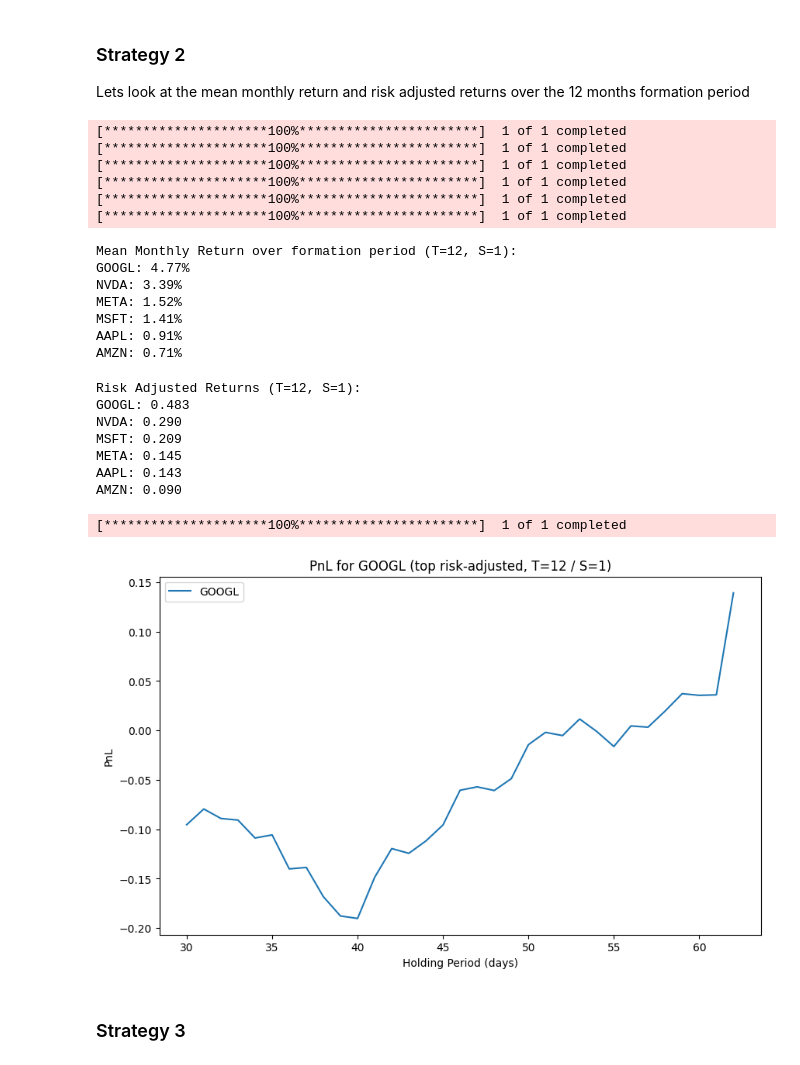
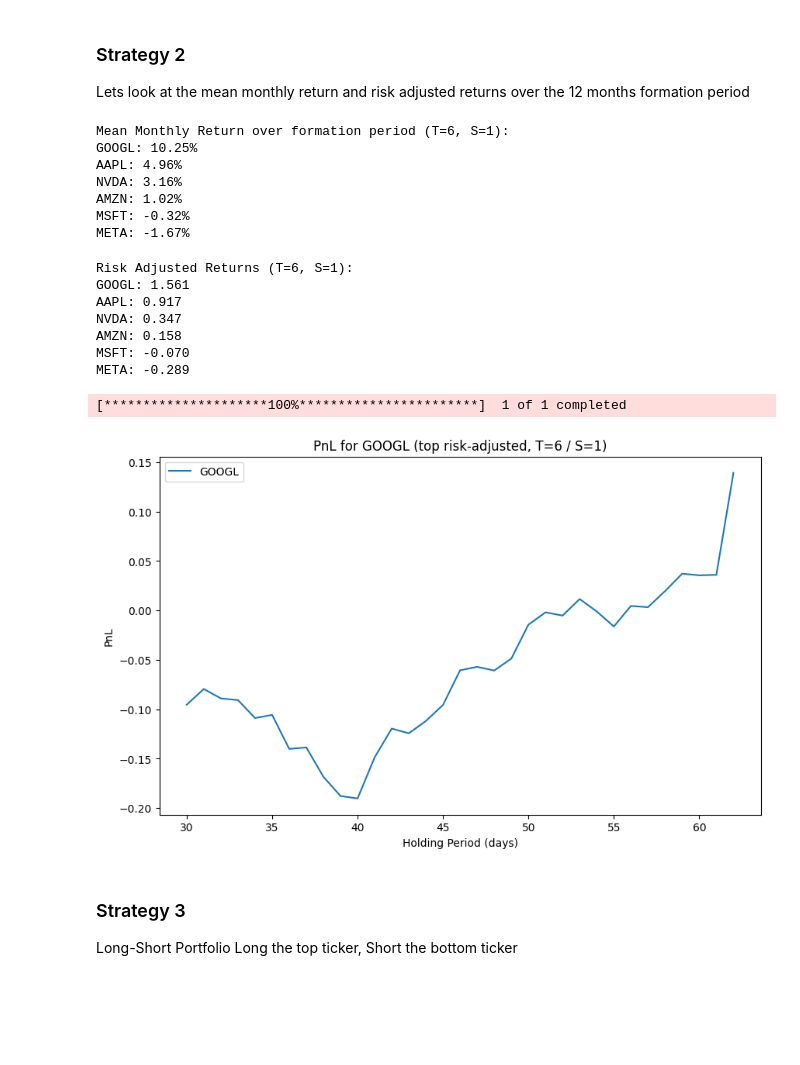
Before and after one commit to irwinding/trading-strategies, a Jupyter notebook: price_momentum/exploration.ipynb, the cells around one changed output. Cells and saved outputs as stored; diff of their text form; code cells hidden in the pictures; blank space fills up the shorter version.

```diff
--- a/price_momentum/exploration.ipynb
+++ b/price_momentum/exploration.ipynb
@@ -179,31 +203,24 @@ Lets look at the mean monthly return and risk adjusted returns over the 12 month
 # Mean monthly return over the formation period, computed on MONTH-END closes
 # per Eq. (266)/(268) -- NOT on adjacent daily closes. We skip the most recent
 # S=1 month (Eq. 267's skip period) to avoid short-term reversal.
+# T, S and formation_data are defined in the formation-period setup cell above.
 from momentum import mean_monthly_return, risk_adjusted_return
 
-T, S = 12, 1
-# Need T monthly returns + the S skipped months + 1 base price => ~T+S+1 month-ends.
-formation_start = datetime(2026, 2, 1) - timedelta(days=31 * (T + S + 1))
-formation_data = pull_data_from_yfinance(tickers, start_date=formation_start, end_date=datetime(2026, 2, 1))
+T=6
+S=1
 
 mean_returns = {ticker: mean_monthly_return(formation_data[ticker], T=T, S=S) for ticker in tickers}
 print(f"Mean Monthly Return over formation period (T={T}, S={S}):")
 for ticker, mean_ret in sorted(mean_returns.items(), key=lambda kv: kv[1], reverse=True):
     print(f"{ticker}: {mean_ret:.2%}")
 # %% [output]
-[*********************100%***********************]  1 of 1 completed
-[*********************100%***********************]  1 of 1 completed
-[*********************100%***********************]  1 of 1 completed
-[*********************100%***********************]  1 of 1 completed
-[*********************100%***********************]  1 of 1 completed
-[*********************100%***********************]  1 of 1 completed
+Mean Monthly Return over formation period (T=6, S=1):
+GOOGL: 10.25%
+AAPL: 4.96%
+NVDA: 3.16%
+AMZN: 1.02%
+MSFT: -0.32%
+META: -1.67%
-Mean Monthly Return over formation period (T=12, S=1):
-GOOGL: 4.77%
-NVDA: 3.39%
-META: 1.52%
-MSFT: 1.41%
-AAPL: 0.91%
-AMZN: 0.71%
 # %%
 # Risk-adjusted mean return (Eq. 269): mean monthly return / monthly volatility,
 # both measured over the same T-month formation period.
@@ -217,33 +234,33 @@ print(f"Risk Adjusted Returns (T={T}, S={S}):")
 for ticker, risk_adj_ret in risk_adjusted_returns.items():
     print(f"{ticker}: {risk_adj_ret:.3f}")
 # %% [output]
-Risk Adjusted Returns (T=12, S=1):
-GOOGL: 0.483
-NVDA: 0.290
-MSFT: 0.209
-META: 0.145
-AAPL: 0.143
-AMZN: 0.090
+Risk Adjusted Returns (T=6, S=1):
+GOOGL: 1.561
+AAPL: 0.917
+NVDA: 0.347
+AMZN: 0.158
+MSFT: -0.070
+META: -0.289
 # %%
 # Long the top risk-adjusted name and observe realized PnL over the holding period.
 # With the corrected (monthly, skip-1) signal this is GOOGL rather than META.
 ticker = list(risk_adjusted_returns.keys())[0]
 top_pnl = []
 future_data = pull_data_from_yfinance([ticker], start_date=datetime(2026, 2, 1), end_date=datetime(2026, 5, 1))
 for period in holding_periods:
     if len(future_data[ticker]['Close']) >= period:
         buy_price = data[ticker]['Close'][len(data[ticker]['Close']) - 1]
         sell_price = future_data[ticker]['Close'][period - 1]
         top_pnl.append((sell_price - buy_price) / buy_price)
     else:
         top_pnl.append(np.nan)  # Not enough data to calculate PnL for this period
 fig, ax = plt.subplots(figsize=(10, 6))
 ax.plot(holding_periods, top_pnl, label=ticker)
-ax.set_title(f"PnL for {ticker} (top risk-adjusted, T=12 / S=1)")
+ax.set_title(f"PnL for {ticker} (top risk-adjusted, T={T} / S={S})")
 ax.set_xlabel("Holding Period (days)")
 ax.set_ylabel("PnL")
 ax.legend()
 plt.show()
 # %% [output]
 [*********************100%***********************]  1 of 1 completed
-[figure, old version]
+[figure, new version]
@@ -250,2 +277,5 @@ plt.show()
 # %% [markdown]
 ### Strategy 3
+
+Long-Short Portfolio
+Long the top ticker, Short the bottom ticker
```
Also changed, not shown: parts of 7 cells of this notebook, 4 other files.
